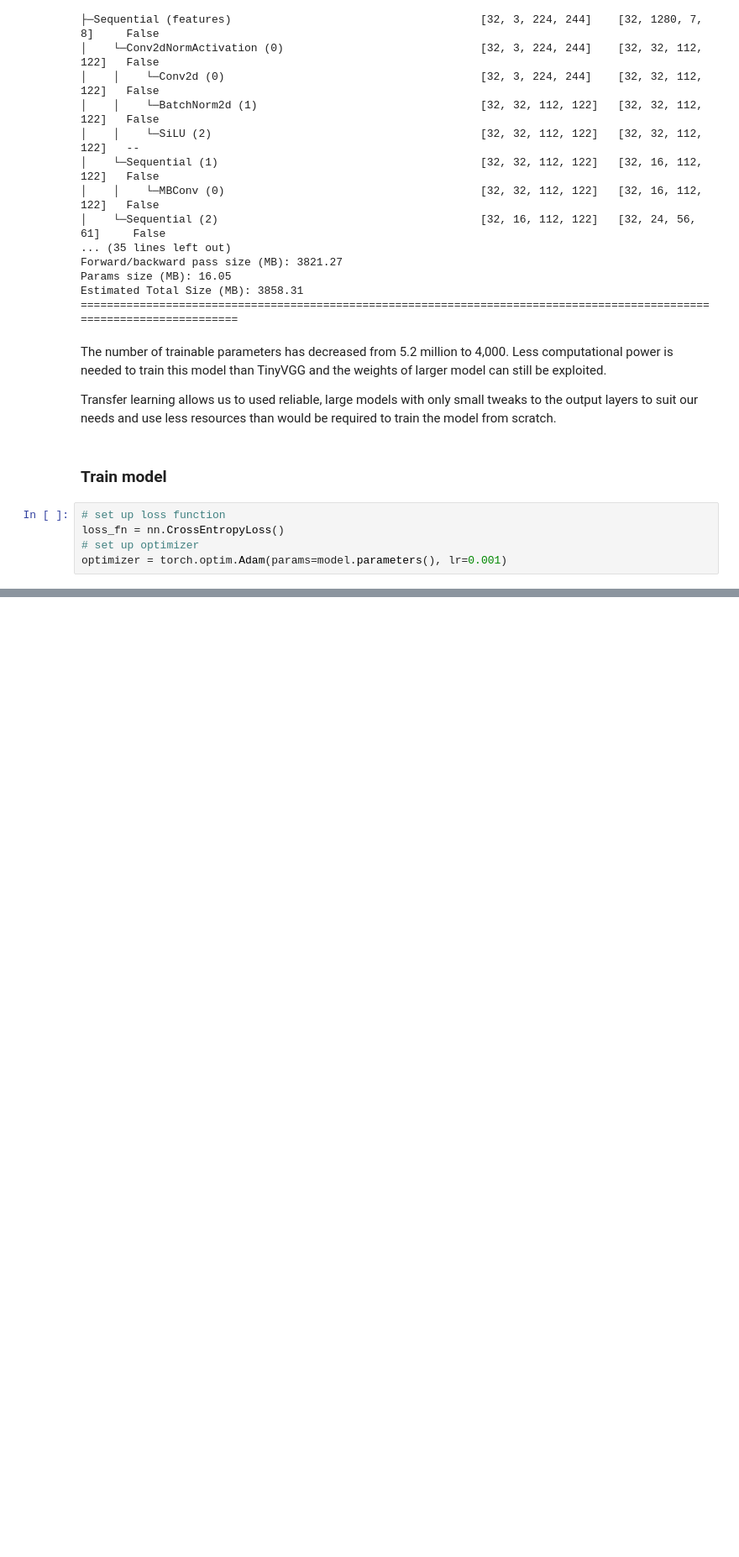
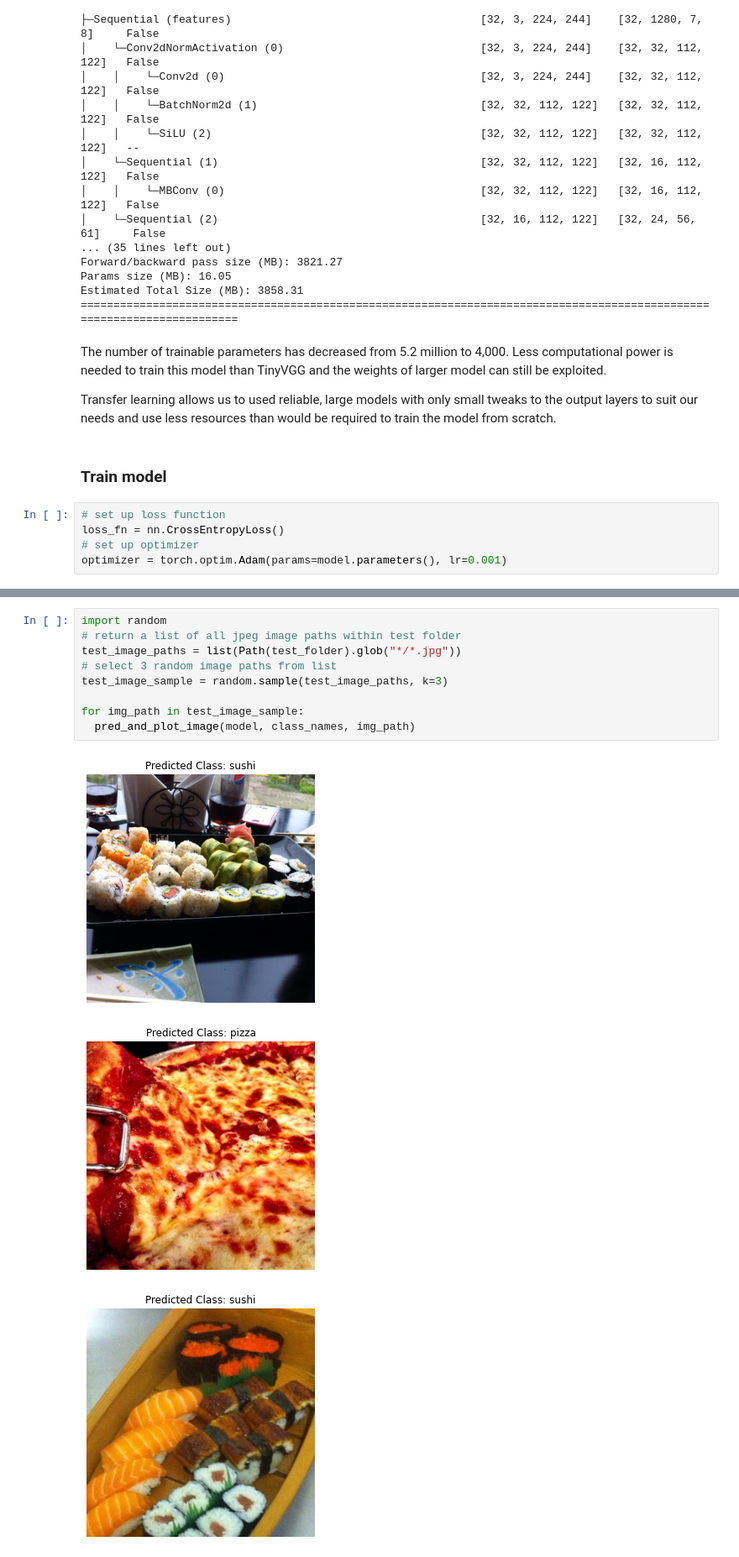
Before and after one commit to torrhen/pytorch_miscellaneous, a Jupyter notebook: 06_pytorch_transfer_learning.ipynb, the cells around one changed output, grey strips where cells are left out. Shown at 84% size. Cells and saved outputs as stored; diff of their text form; blank space fills up the shorter version.

```diff
--- a/06_pytorch_transfer_learning.ipynb
+++ b/06_pytorch_transfer_learning.ipynb
@@ -230,0 +291,13 @@ Epoch: 5 | train_loss: 0.6219 | train_acc: 0.7656 | test_loss: 0.6246 | test_acc
+# %%
+import random
+# return a list of all jpeg image paths within test folder
+test_image_paths = list(Path(test_folder).glob("*/*.jpg"))
+# select 3 random image paths from list
+test_image_sample = random.sample(test_image_paths, k=3)
+
+for img_path in test_image_sample:
+  pred_and_plot_image(model, class_names, img_path)
+# %% [output]
+[figure, added]
+[figure, added]
+[figure, added]
```
Also changed, not shown: parts of 8 cells of this notebook.
